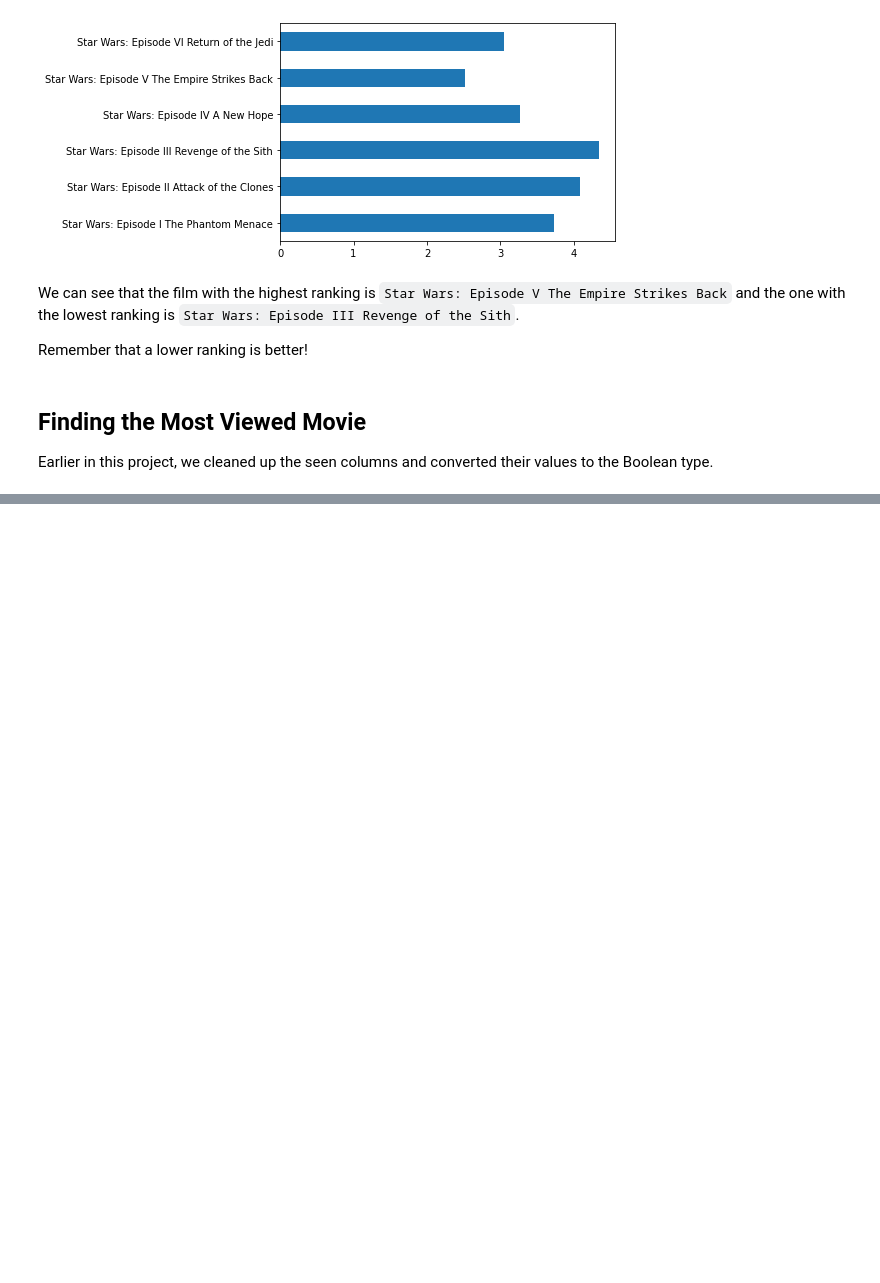
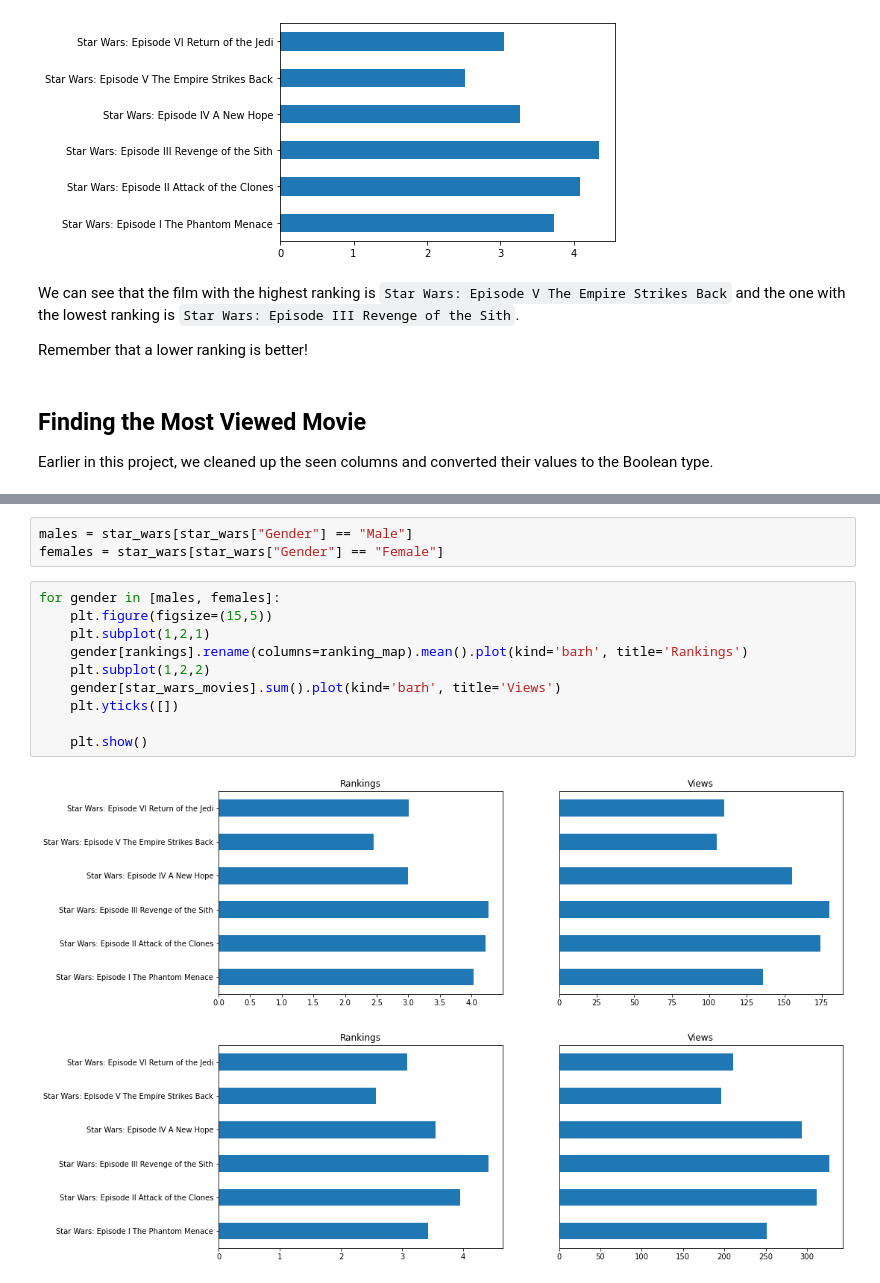
Before and after one commit to aguirredaniel/dataquest-projects, a Jupyter notebook: A_Star_Wars_Surve/basics.ipynb, the cells around one changed output, grey strips where cells are left out. Cells and saved outputs as stored; diff of their text form; blank space fills up the shorter version.

```diff
--- a/A_Star_Wars_Surve/basics.ipynb
+++ b/A_Star_Wars_Surve/basics.ipynb
@@ -182,0 +191,16 @@ We can see the film most viewed is `Star Wars: Episode III Revenge of the Sith`
+# %%
+males = star_wars[star_wars["Gender"] == "Male"]
+females = star_wars[star_wars["Gender"] == "Female"]
+# %%
+for gender in [males, females]:
+    plt.figure(figsize=(15,5))
+    plt.subplot(1,2,1)
+    gender[rankings].rename(columns=ranking_map).mean().plot(kind='barh', title='Rankings')
+    plt.subplot(1,2,2)
+    gender[star_wars_movies].sum().plot(kind='barh', title='Views')
+    plt.yticks([])
+
+    plt.show()
+# %% [output]
+[figure, added]
+[figure, added]
```
Also changed, not shown: parts of 4 cells of this notebook.
